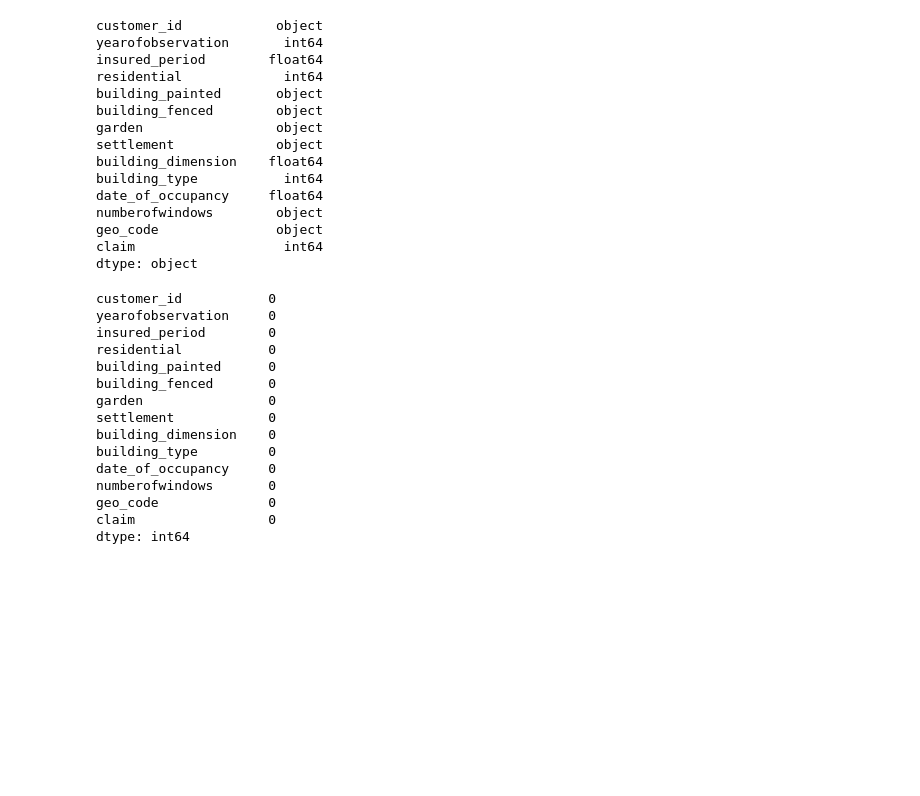
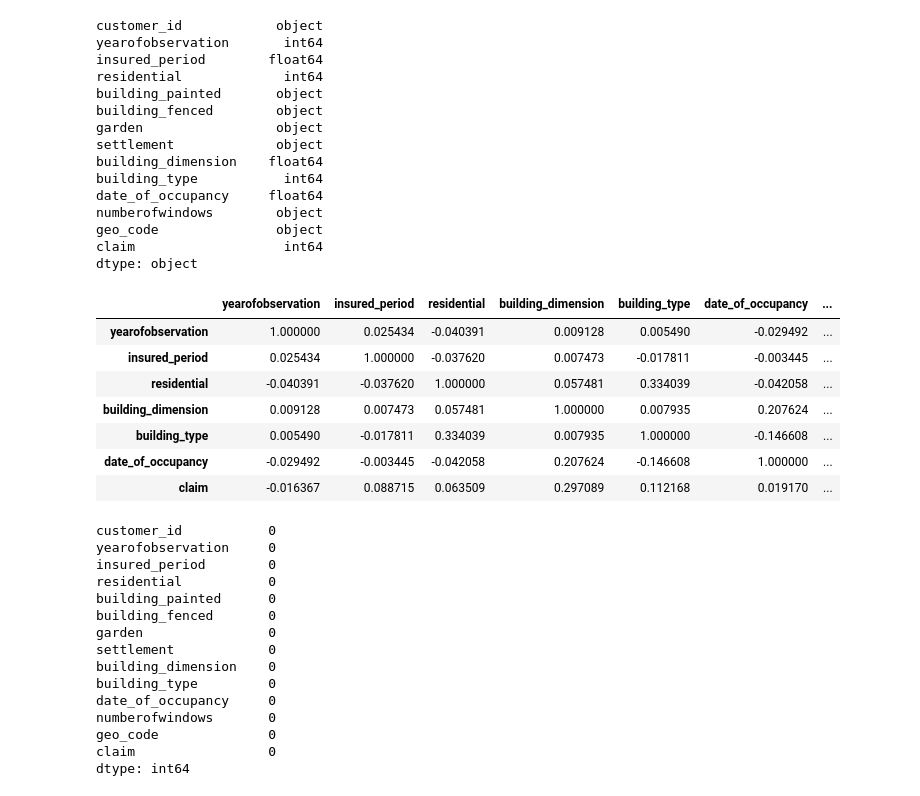
Before and after one commit to ShannonT20/House_Prediction_Modelling, a Jupyter notebook: house_insurance_model.ipynb, the cells around one changed output. Saved outputs shown, nothing was run; the diff lists cells and outputs as text; code cells hidden in the pictures; blank space fills up the shorter version.

```diff
--- a/house_insurance_model.ipynb
+++ b/house_insurance_model.ipynb
@@ -126,6 +126,17 @@ numberofwindows        object
 geo_code               object
 claim                   int64
 dtype: object
+# %%
+train_data.corr()
+# %% [output]
+|  | yearofobservation | insured_period | residential | building_dimension | building_type | date_of_occupancy | ... |
+| yearofobservation | 1.000000 | 0.025434 | -0.040391 | 0.009128 | 0.005490 | -0.029492 | ... |
+| insured_period | 0.025434 | 1.000000 | -0.037620 | 0.007473 | -0.017811 | -0.003445 | ... |
+| residential | -0.040391 | -0.037620 | 1.000000 | 0.057481 | 0.334039 | -0.042058 | ... |
+| building_dimension | 0.009128 | 0.007473 | 0.057481 | 1.000000 | 0.007935 | 0.207624 | ... |
+| building_type | 0.005490 | -0.017811 | 0.334039 | 0.007935 | 1.000000 | -0.146608 | ... |
+| date_of_occupancy | -0.029492 | -0.003445 | -0.042058 | 0.207624 | -0.146608 | 1.000000 | ... |
+| claim | -0.016367 | 0.088715 | 0.063509 | 0.297089 | 0.112168 | 0.019170 | ... |
 # %%
 # for garden and geocode we going to use countfrequencey encoder
 from feature_engine.imputation import CategoricalImputer
```
Also changed, not shown: parts of 41 cells of this notebook, 3 other files.
